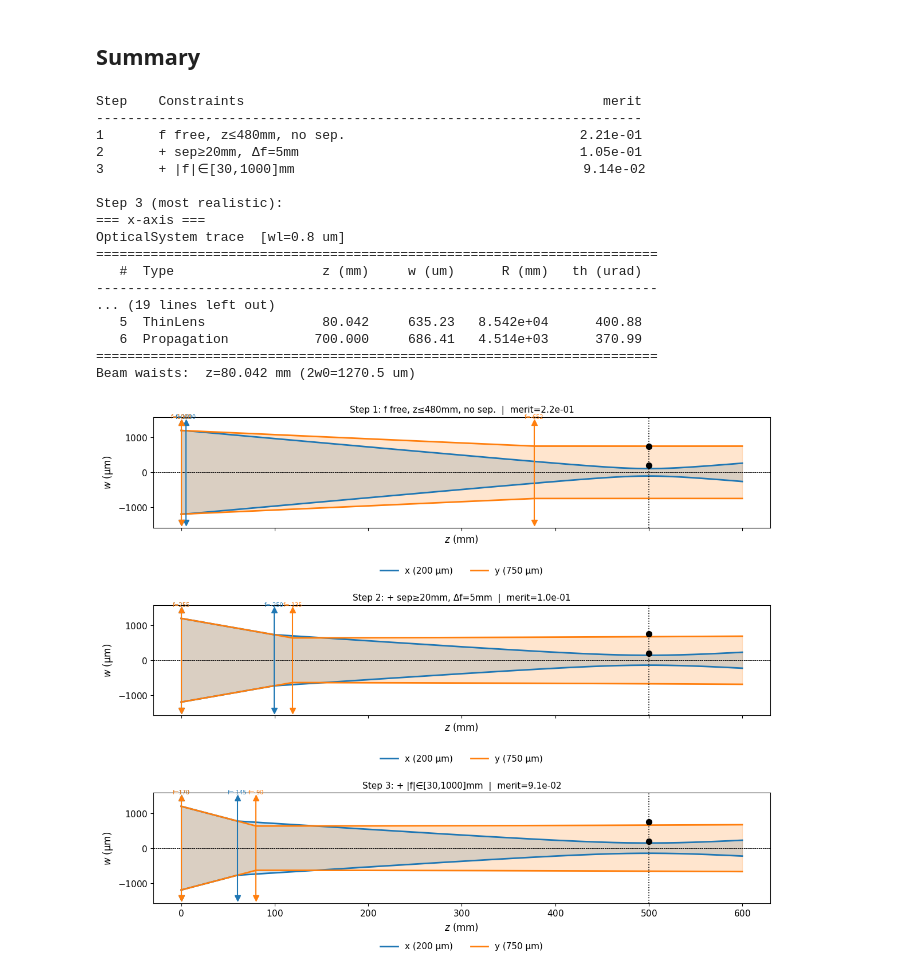
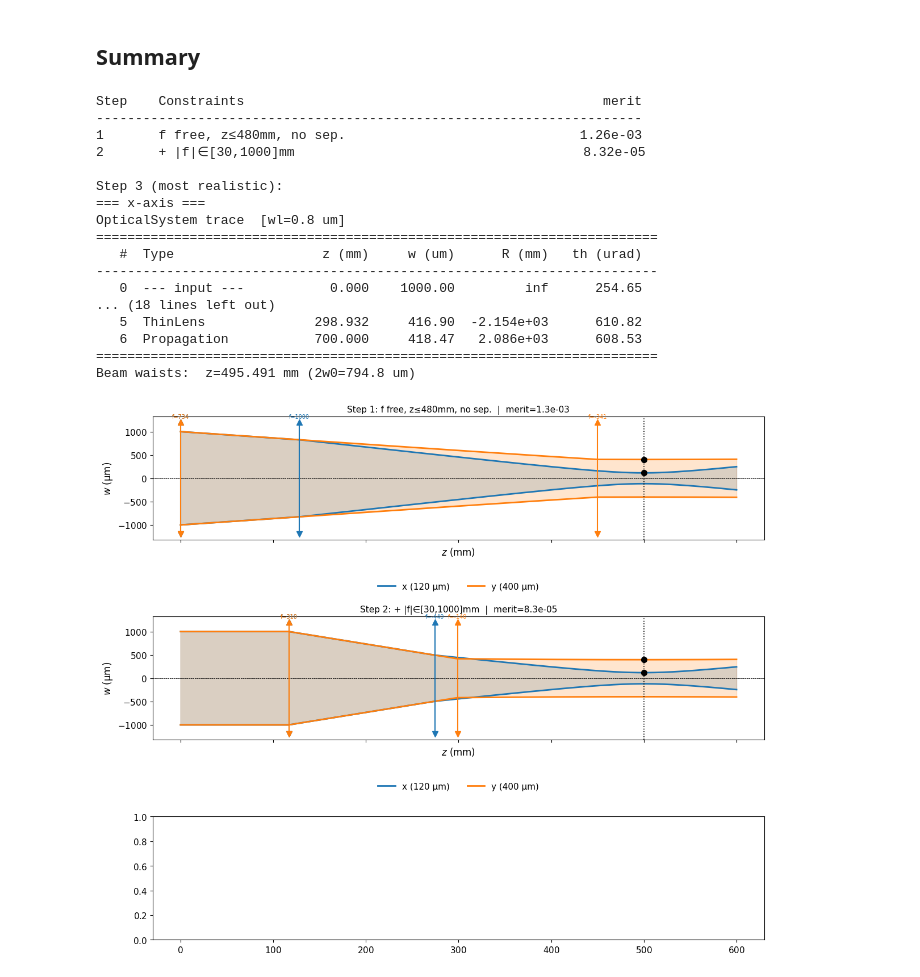
Before and after one commit to akihiko-shimura/gbeampro, a Jupyter notebook: gbeampro/examples/astigmatic_beam_shaping.ipynb, the cells around one changed output. Saved outputs shown, nothing was run; the diff lists cells and outputs as text; code cells hidden in the pictures.

Commit message:
Update astigmatic_beam_shaping.ipynb: separate wx/wy/dz tolerances, new beam params
Co-Authored-By: Claude Sonnet 4.6 <noreply@anthropic.com>

```diff
--- a/gbeampro/examples/astigmatic_beam_shaping.ipynb
+++ b/gbeampro/examples/astigmatic_beam_shaping.ipynb
@@ -45,11 +47,13 @@ gbeampro version: 2.0.0
 ## Problem Setup
 # %%
 WL        = 0.800   # µm
-W0        = 1.2     # mm
+W0        = 1.0     # mm
 Z_TARGET  = 500.0   # mm
-WX_TARGET = 0.200   # mm
-WY_TARGET = 0.750   # mm
-WAIST_TOL_ZR = 0.1  # PASS if |Δz| / z_R ≤ this
+WX_TARGET = 0.120   # mm
+WY_TARGET = 0.400   # mm
+TOL_WX = 0.05  # PASS if |Δw_x| / w_x ≤ this
+TOL_WY = 0.05  # PASS if |Δw_y| / w_y ≤ this
+TOL_dz_over_zR = 0.2  # PASS if |Δz| / z_R ≤ this
 
 LENS_TYPES = ['spherical', 'cyl_x', 'cyl_y']
 
@@ -200,14 +178,14 @@ Further restrict to **|f| ∈ [30, 1000] mm** — standard catalog range.
 All Step 2 constraints remain active.
 # %%
-r3 = optimize_astigmatic(
+r2 = optimize_astigmatic(
     beam, LENS_TYPES, operands,
-    f_abs_bounds=(30, 600),
-    f_step_mm=5.0,
+    f_abs_bounds=(30, 500),
+    f_step_mm=10.0,
     z_max_mm=450.0,
     min_lens_sep_mm=20.0,
     algorithm='de',
     maxiter=2000, popsize=20, seed=42,
 )
-print(f'merit = {r3.merit:.2e}')
-print_specs(r3)
+print(f'merit = {r2.merit:.2e}')
+print_specs(r2)
 # %% [output]
@@ -235,14 +214,13 @@ print(f"{'Step':<6}  {'Constraints':<50}  {'merit':>10}")
 print('-' * 70)
 for step, desc, res in [
     ('1', 'f free, z≤480mm, no sep.',                        r1),
-    ('2', '+ sep≥20mm, Δf=5mm',                              r2),
-    ('3', '+ |f|∈[30,1000]mm',                               r3),
+    ('2', '+ |f|∈[30,1000]mm',                               r2),
 ]:
     print(f'{step:<6}  {desc:<50}  {res.merit:>10.2e}')
 
 print()
 print('Step 3 (most realistic):')
-sx3, sy3 = build_xy_systems(beam, r3.specs, Z_TARGET + 200)
+sx3, sy3 = build_xy_systems(beam, r2.specs, Z_TARGET + 200)
 print('=== x-axis ===')
 print(sx3.summary(beam))
 print('=== y-axis ===')
@@ -250,9 +228,8 @@ print(sy3.summary(beam))
 # %% [output]
 Step    Constraints                                              merit
 ----------------------------------------------------------------------
-1       f free, z≤480mm, no sep.                              2.21e-01
-2       + sep≥20mm, Δf=5mm                                    1.05e-01
-3       + |f|∈[30,1000]mm                                     9.14e-02
+1       f free, z≤480mm, no sep.                              1.26e-03
+2       + |f|∈[30,1000]mm                                     8.32e-05
 
 Step 3 (most realistic):
 === x-axis ===
@@ -260,28 +237,28 @@ OpticalSystem trace  [wl=0.8 um]
 ========================================================================
    #  Type                   z (mm)     w (um)      R (mm)   th (urad)
 ------------------------------------------------------------------------
-... (19 lines left out)
-   5  ThinLens               80.042     635.23   8.542e+04      400.88
-   6  Propagation           700.000     686.41   4.514e+03      370.99
+   0  --- input ---           0.000    1000.00         inf      254.65
+... (18 lines left out)
+   5  ThinLens              298.932     416.90  -2.154e+03      610.82
+   6  Propagation           700.000     418.47   2.086e+03      608.53
 ========================================================================
-Beam waists:  z=80.042 mm (2w0=1270.5 um)
+Beam waists:  z=495.491 mm (2w0=794.8 um)
 # %%
 Z_EXTRA = Z_TARGET + 100.0
 fig, axes = plt.subplots(3, 1, figsize=(12, 10), sharex=True)
 
 for ax, (res, label) in zip(axes, [
     (r1, 'Step 1: f free, z≤480mm, no sep.'),
-    (r2, 'Step 2: + sep≥20mm, Δf=5mm'),
-    (r3, 'Step 3: + |f|∈[30,1000]mm'),
+    (r2, 'Step 2: + |f|∈[30,1000]mm'),
 ]):
     sx, sy = build_xy_systems(beam, res.specs, Z_EXTRA)
     gplot.plot_system(sx, sx.trace(beam, dz=1.0), ax, label=f'x ({WX_TARGET*1e3:.0f} µm)')
     gplot.plot_system(sy, sy.trace(beam, dz=1.0), ax, label=f'y ({WY_TARGET*1e3:.0f} µm)')
     ax.axvline(Z_TARGET, color='k', ls=':', lw=1.2)
     ax.scatter([Z_TARGET, Z_TARGET], [WX_TARGET*1e3, WY_TARGET*1e3],
                color='k', zorder=6, s=50)
     ax.set_title(f'{label}  |  merit={res.merit:.1e}')
 
 plt.tight_layout()
 # %% [output]
-[figure, old version]
+[figure, new version]
```
Also changed, not shown: parts of 11 cells of this notebook.
